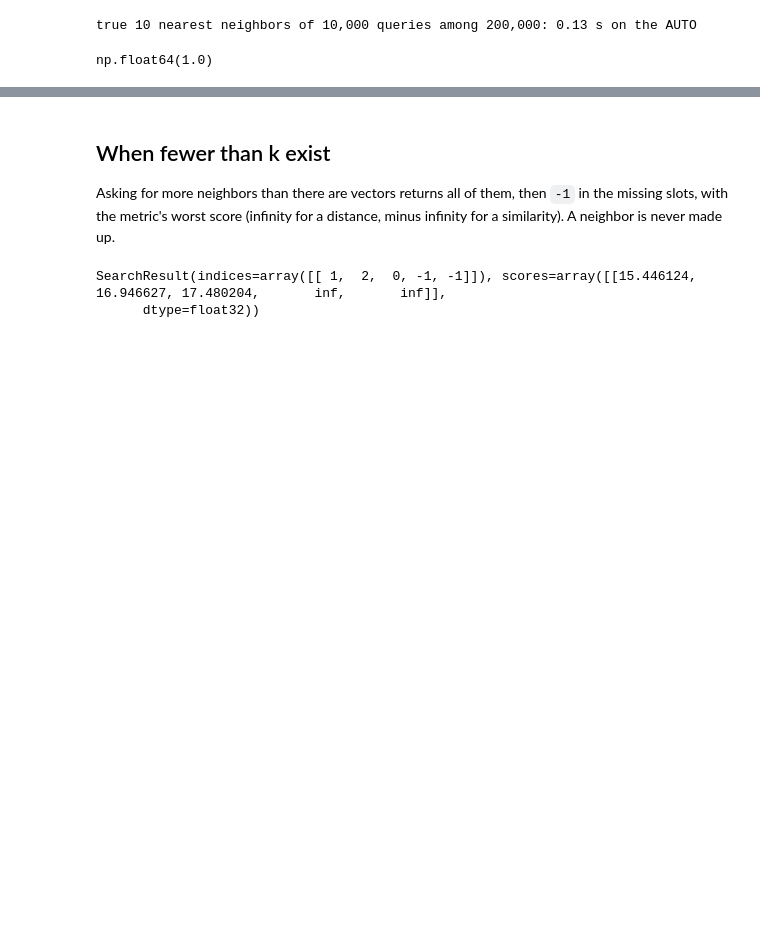
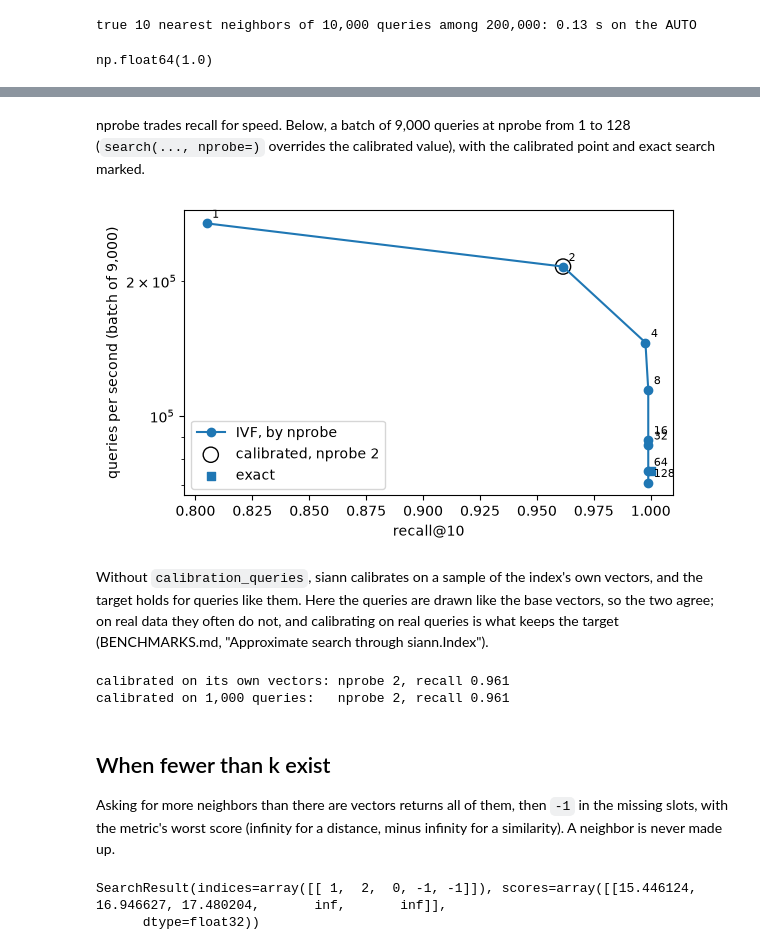
Before and after one commit to vglazer/siann, a Jupyter notebook: examples/quickstart.ipynb, the cells around one changed output, grey strips where cells are left out. Drawn from its saved outputs; the diff is of its cells as text; code cells hidden in the pictures; blank space fills up the shorter version.

```diff
--- a/examples/quickstart.ipynb
+++ b/examples/quickstart.ipynb
@@ -264,3 +318,38 @@ np.float64(1.0)
+# %% [markdown]
+nprobe trades recall for speed. Below, a batch of 9,000 queries at nprobe from 1 to 128 (`search(...,
+nprobe=)` overrides the calibrated value), with the calibrated point and exact search marked.
+# %%
+curve = []
+for p in (1, 2, 4, 8, 16, 32, 64, 128):
+    approx.search(rest, 10, nprobe=p)
+    start = time.perf_counter()
+    found = approx.search(rest, 10, nprobe=p).indices
+    curve.append((recall(found, truth[1000:]), len(rest) / (time.perf_counter() - start), p))
+fig, ax = plt.subplots(figsize=(6, 3.6))
+ax.plot([r for r, _, _ in curve], [q for _, q, _ in curve], marker="o", label="IVF, by nprobe")
+for r, q, p in curve:
+    ax.annotate(str(p), (r, q), textcoords="offset points", xytext=(4, 4), fontsize=8)
+calibrated = [c for c in curve if c[2] == approx.nprobe]
+if calibrated:
+    ax.scatter([calibrated[0][0]], [calibrated[0][1]], s=120, facecolors="none", edgecolors="black",
+               label=f"calibrated, nprobe {approx.nprobe}")
+ax.scatter([1.0], [exact_rate[-1]], marker="s", label="exact")
+ax.set_yscale("log"); ax.set_xlabel("recall@10"); ax.set_ylabel("queries per second (batch of 9,000)")
+ax.legend(); fig.tight_layout()
+# %% [output]
+[figure, added]
+# %% [markdown]
+Without `calibration_queries`, siann calibrates on a sample of the index's own vectors, and the target
+holds for queries like them. Here the queries are drawn like the base vectors, so the two agree; on real
+data they often do not, and calibrating on real queries is what keeps the target (BENCHMARKS.md,
+"Approximate search through siann.Index").
+# %%
+own = siann.Index(xb, "l2", recall=0.95)
+print(f"calibrated on its own vectors: nprobe {own.nprobe}, recall {recall(own.search(rest, 10).indices, truth[1000:]):.3f}")
+print(f"calibrated on 1,000 queries:   nprobe {approx.nprobe}, recall {recall(approx.search(rest, 10).indices, truth[1000:]):.3f}")
+# %% [output]
+calibrated on its own vectors: nprobe 2, recall 0.961
+calibrated on 1,000 queries:   nprobe 2, recall 0.961
 # %% [markdown]
 ## When fewer than k exist
 
```
Also changed, not shown: parts of 10 cells of this notebook, 6 other files.
